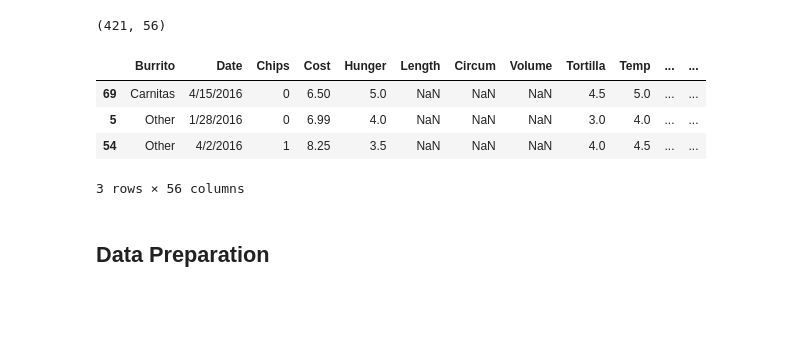
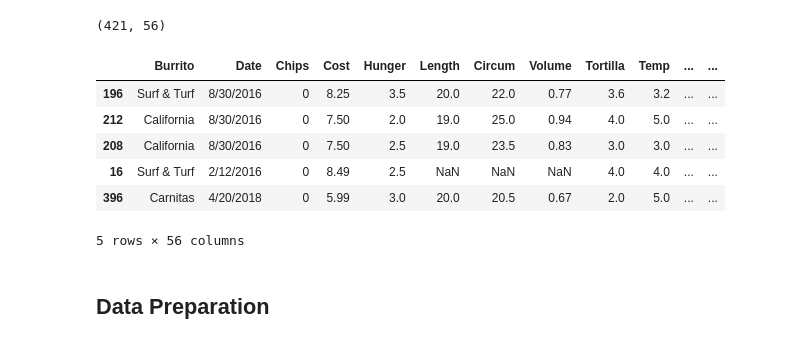
Before and after one commit to manueldelreal/12-random-forest, a Jupyter notebook: practice/challenges/compare-burritos.ipynb, the cells around one changed output. Drawn from its saved outputs; the diff is of its cells as text; code cells hidden in the pictures; blank space fills up the shorter version.

```diff
--- a/practice/challenges/compare-burritos.ipynb
+++ b/practice/challenges/compare-burritos.ipynb
@@ -27,17 +36,23 @@ print(os.listdir(DATA_PATH))
 # %%
 # specify the burritos.csv file
+filename = Path.joinpath(DATA_PATH, 'burritos_cleaned.csv')
 # %%
 # read in the dataframe
+df = pd.read_csv(filename)
+df.shape
 # %% [output]
 (421, 56)
 # %%
 # take a look
+df.sample(5)
 # %% [output]
 |  | Burrito | Date | Chips | Cost | Hunger | Length | Circum | Volume | Tortilla | Temp | ... | ... |
-| 69 | Carnitas | 4/15/2016 | 0 | 6.50 | 5.0 | NaN | NaN | NaN | 4.5 | 5.0 | ... | ... |
-| 5 | Other | 1/28/2016 | 0 | 6.99 | 4.0 | NaN | NaN | NaN | 3.0 | 4.0 | ... | ... |
-| 54 | Other | 4/2/2016 | 1 | 8.25 | 3.5 | NaN | NaN | NaN | 4.0 | 4.5 | ... | ... |
+| 196 | Surf & Turf | 8/30/2016 | 0 | 8.25 | 3.5 | 20.0 | 22.0 | 0.77 | 3.6 | 3.2 | ... | ... |
+| 212 | California | 8/30/2016 | 0 | 7.50 | 2.0 | 19.0 | 25.0 | 0.94 | 4.0 | 5.0 | ... | ... |
+| 208 | California | 8/30/2016 | 0 | 7.50 | 2.5 | 19.0 | 23.5 | 0.83 | 3.0 | 3.0 | ... | ... |
+| 16 | Surf & Turf | 2/12/2016 | 0 | 8.49 | 2.5 | NaN | NaN | NaN | 4.0 | 4.0 | ... | ... |
+| 396 | Carnitas | 4/20/2018 | 0 | 5.99 | 3.0 | 20.0 | 20.5 | 0.67 | 2.0 | 5.0 | ... | ... |
-3 rows × 56 columns
+5 rows × 56 columns
 # %% [markdown]
 ## Data Preparation
 # %%
```
Also changed, not shown: parts of 52 cells of this notebook, 1 other file.
